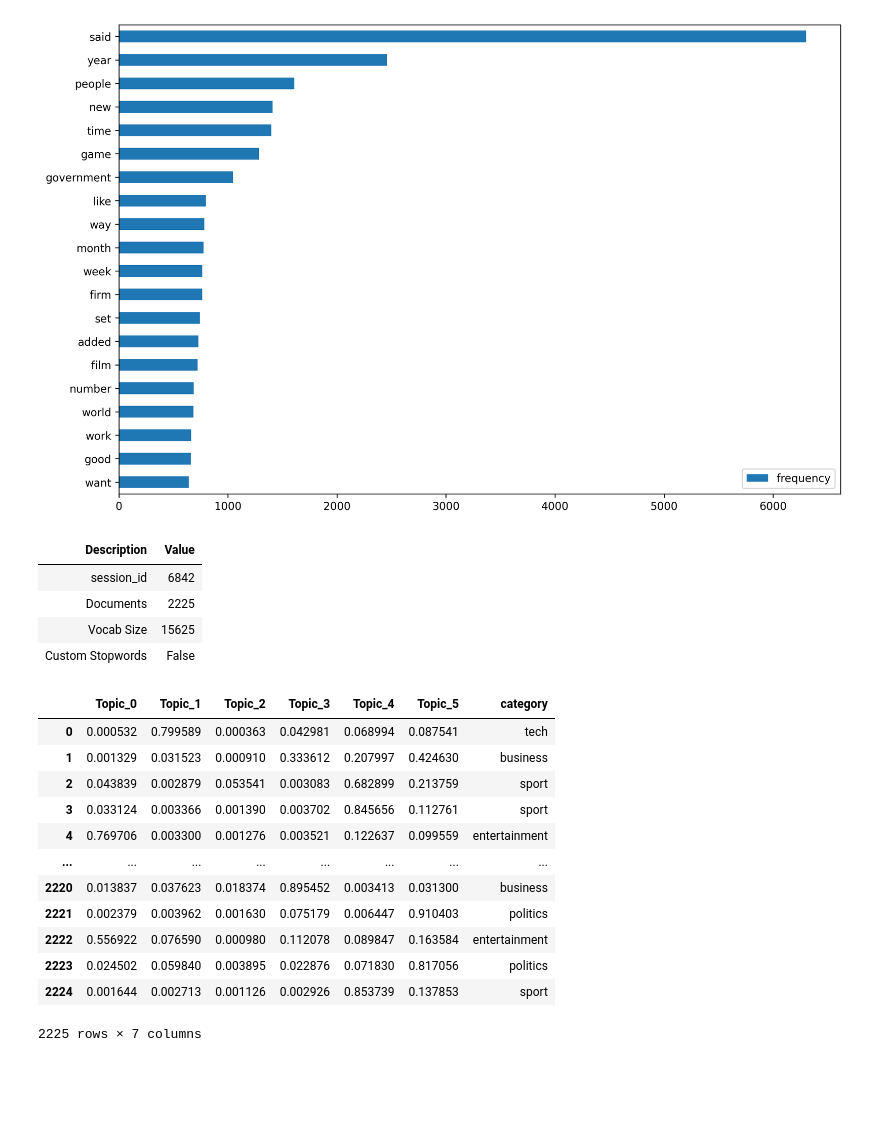
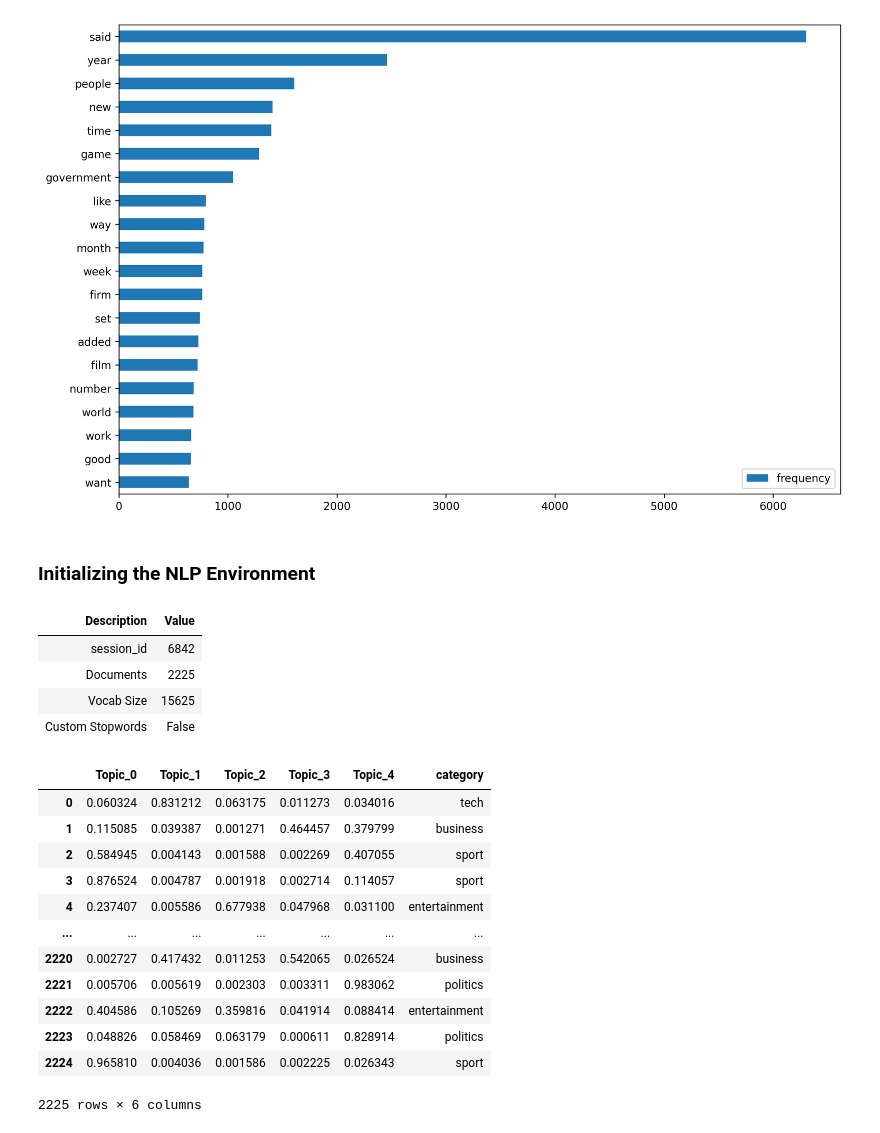
Before and after one commit to derevirn/pycaret-book, a Jupyter notebook: NLP/NLP.ipynb, the cells around one changed output. Drawn from its saved outputs; the diff is of its cells as text; code cells hidden in the pictures; blank space fills up the shorter version.

```diff
--- a/NLP/NLP.ipynb
+++ b/NLP/NLP.ipynb
@@ -59,6 +89,8 @@ df_freq.sort_values('frequency')[-20:].plot(kind = 'barh', figsize = (12,8))
 plt.show()
 # %% [output]
 [figure]
+# %% [markdown]
+### Initializing the NLP Environment
 # %%
 nlp_ = nlp.setup(data = data, target='text', session_id = 6842)
 # %% [output]
@@ -68,28 +100,28 @@ nlp_ = nlp.setup(data = data, target='text', session_id = 6842)
 | Vocab Size | 15625 |
 | Custom Stopwords | False |
 # %%
-lda = nlp.create_model('lda', num_topics = 6)
+lda = nlp.create_model('lda', num_topics = 5)
 # %%
 data_assigned = nlp.assign_model(lda)
 # %%
 cols = ['Topic_0', 'Topic_1', 'Topic_2',
-        'Topic_3', 'Topic_4', 'Topic_5',
+        'Topic_3', 'Topic_4', #'Topic_5',
         'category']
 
 data_assigned_ = data_assigned[cols]
 
 data_assigned_
 # %% [output]
-|  | Topic_0 | Topic_1 | Topic_2 | Topic_3 | Topic_4 | Topic_5 | category |
-| 0 | 0.000532 | 0.799589 | 0.000363 | 0.042981 | 0.068994 | 0.087541 | tech |
-| 1 | 0.001329 | 0.031523 | 0.000910 | 0.333612 | 0.207997 | 0.424630 | business |
-| 2 | 0.043839 | 0.002879 | 0.053541 | 0.003083 | 0.682899 | 0.213759 | sport |
-| 3 | 0.033124 | 0.003366 | 0.001390 | 0.003702 | 0.845656 | 0.112761 | sport |
-| 4 | 0.769706 | 0.003300 | 0.001276 | 0.003521 | 0.122637 | 0.099559 | entertainment |
-| ... | ... | ... | ... | ... | ... | ... | ... |
-| 2220 | 0.013837 | 0.037623 | 0.018374 | 0.895452 | 0.003413 | 0.031300 | business |
-| 2221 | 0.002379 | 0.003962 | 0.001630 | 0.075179 | 0.006447 | 0.910403 | politics |
-| 2222 | 0.556922 | 0.076590 | 0.000980 | 0.112078 | 0.089847 | 0.163584 | entertainment |
-| 2223 | 0.024502 | 0.059840 | 0.003895 | 0.022876 | 0.071830 | 0.817056 | politics |
-| 2224 | 0.001644 | 0.002713 | 0.001126 | 0.002926 | 0.853739 | 0.137853 | sport |
+|  | Topic_0 | Topic_1 | Topic_2 | Topic_3 | Topic_4 | category |
+| 0 | 0.060324 | 0.831212 | 0.063175 | 0.011273 | 0.034016 | tech |
+| 1 | 0.115085 | 0.039387 | 0.001271 | 0.464457 | 0.379799 | business |
+| 2 | 0.584945 | 0.004143 | 0.001588 | 0.002269 | 0.407055 | sport |
+| 3 | 0.876524 | 0.004787 | 0.001918 | 0.002714 | 0.114057 | sport |
+| 4 | 0.237407 | 0.005586 | 0.677938 | 0.047968 | 0.031100 | entertainment |
+| ... | ... | ... | ... | ... | ... | ... |
+| 2220 | 0.002727 | 0.417432 | 0.011253 | 0.542065 | 0.026524 | business |
+| 2221 | 0.005706 | 0.005619 | 0.002303 | 0.003311 | 0.983062 | politics |
+| 2222 | 0.404586 | 0.105269 | 0.359816 | 0.041914 | 0.088414 | entertainment |
+| 2223 | 0.048826 | 0.058469 | 0.063179 | 0.000611 | 0.828914 | politics |
+| 2224 | 0.965810 | 0.004036 | 0.001586 | 0.002225 | 0.026343 | sport |
-2225 rows × 7 columns
+2225 rows × 6 columns
```
Also changed, not shown: parts of 10 cells of this notebook.
